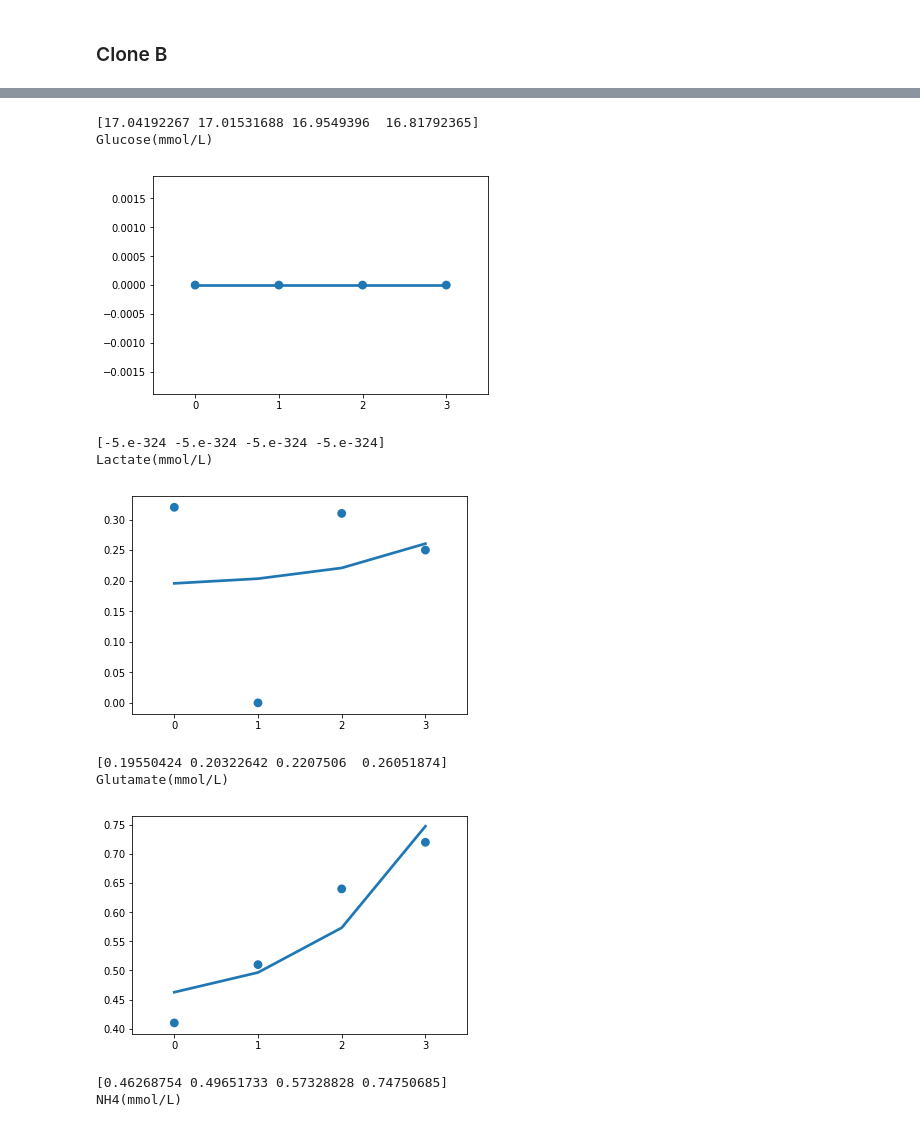
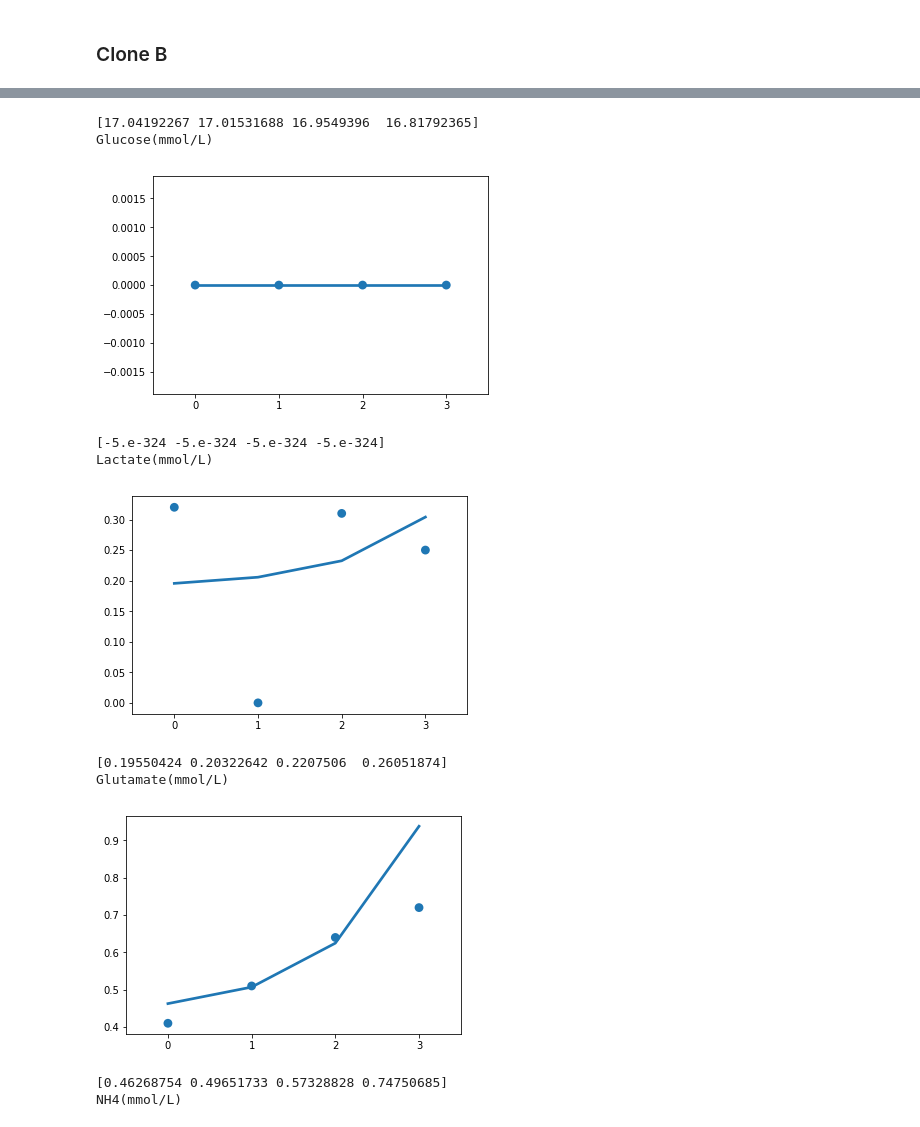
Before and after one commit to inoue0426/Cancer_cell_modeling_using_FBA, a Jupyter notebook: get the function from data.ipynb, the cells around one changed output, grey strips where cells are left out. Cells and saved outputs as stored; diff of their text form; code cells hidden in the pictures.

```diff
--- a/get the function from data.ipynb
+++ b/get the function from data.ipynb
@@ -37,7 +37,7 @@ for i in f:
     param, cov = curve_fit(nonlinear_fit, x, y, p0=[1, 3])
     list_y = []
     for num in x:
-        list_y.append( param[1] - param[0]* np.exp(np.log(2)/20.3*24*num))
+        list_y.append( param[1] - param[0]* np.exp(np.log(2)/22*24*num))
 
     sns.pointplot(x=x, y=y, join=False)
     sns.pointplot(x=x, y=np.array(list_y), markers="")
@@ -71,7 +71,7 @@ for i in f:
     param, cov = curve_fit(nonlinear_fit, x, y, p0=[1, 3])
     list_y = []
     for num in x:
-        list_y.append( param[1] - param[0]* np.exp(np.log(2)/20.3*24*num))
+        list_y.append( param[1] - param[0]* np.exp(np.log(2)/13*24*num))
 
     sns.pointplot(x=x, y=y, join=False)
     sns.pointplot(x=x, y=np.array(list_y), markers="")
@@ -99,7 +99,7 @@ for i in f:
     param, cov = curve_fit(nonlinear_fit, x, y, p0=[1, 3])
     list_y = []
     for num in x:
-        list_y.append( param[1] - param[0]* np.exp(np.log(2)/20.3*24*num))
+        list_y.append( param[1] - param[0]* np.exp(np.log(2)/17*24*num))
 
     sns.pointplot(x=x, y=y, join=False)
     sns.pointplot(x=x, y=np.array(list_y), markers="")
@@ -111,11 +111,11 @@ for i in f:
 [17.04192267 17.01531688 16.9549396  16.81792365]
 Glucose(mmol/L)
 [figure]
 [-5.e-324 -5.e-324 -5.e-324 -5.e-324]
 Lactate(mmol/L)
-[figure, old version]
+[figure, new version]
 [0.19550424 0.20322642 0.2207506  0.26051874]
 Glutamate(mmol/L)
-[figure, old version]
+[figure, new version]
 [0.46268754 0.49651733 0.57328828 0.74750685]
 NH4(mmol/L)
```
Also changed, not shown: parts of 3 cells of this notebook.
